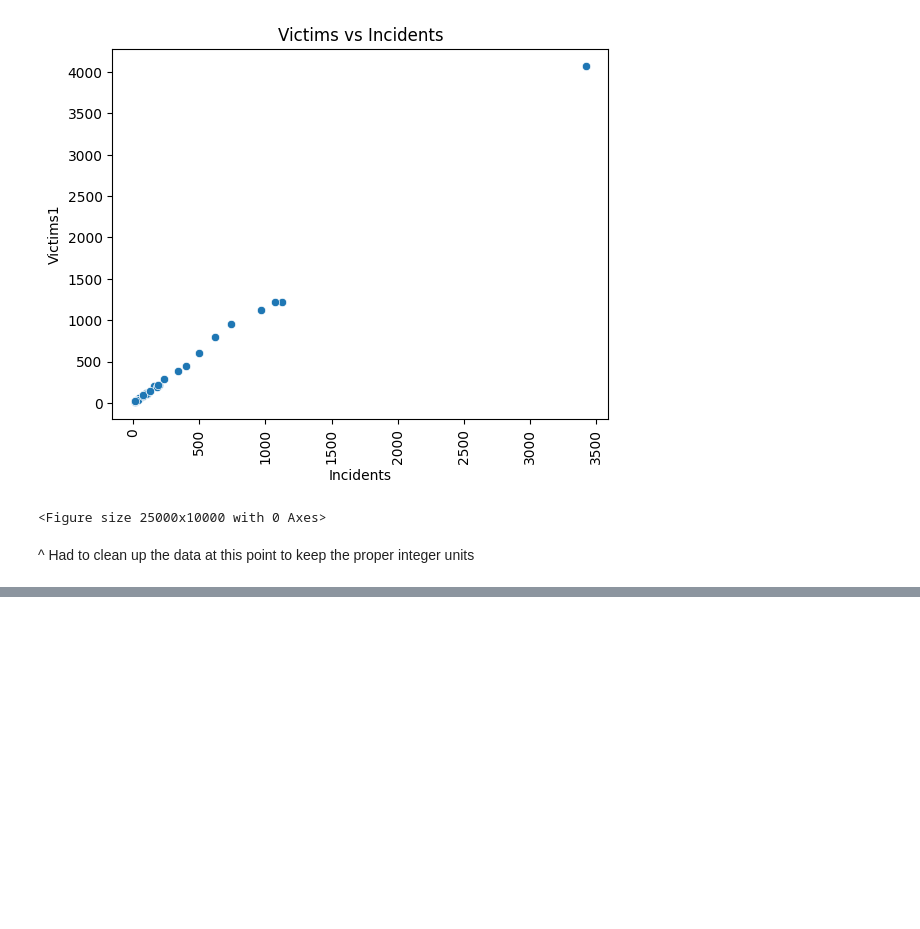
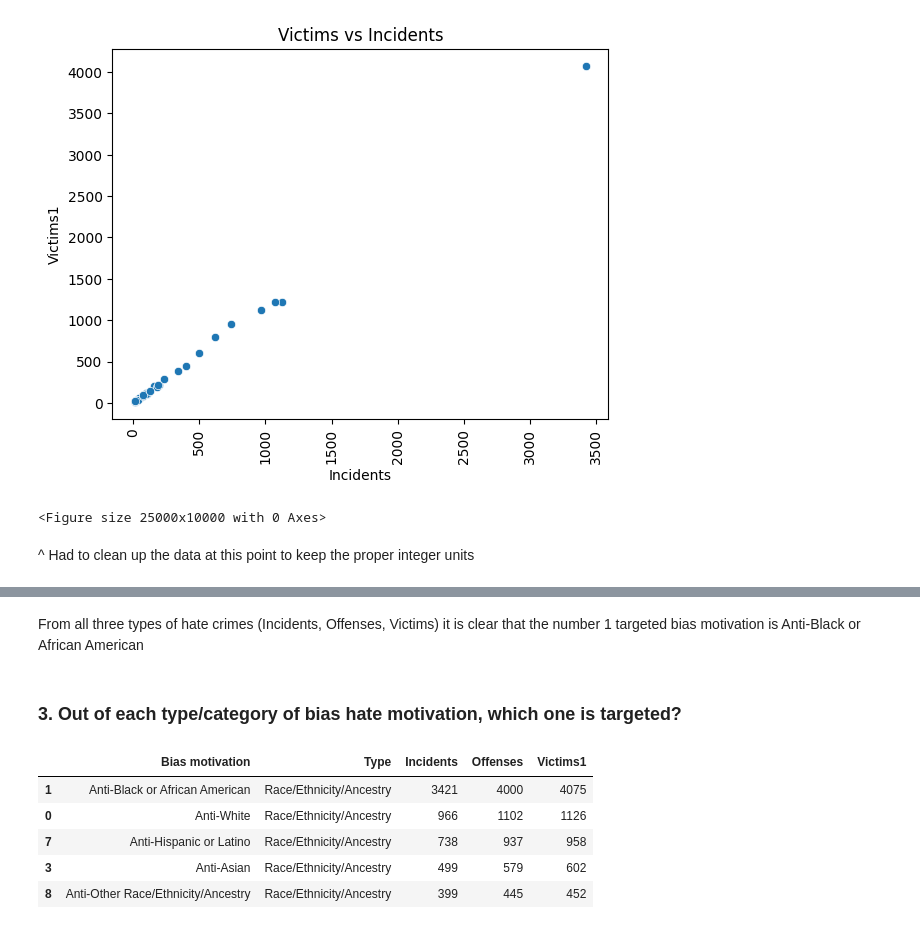
Before and after one commit to rkim06/Data-Analysis, a Jupyter notebook: dataanalysis.ipynb, the cells around one changed output, grey strips where cells are left out. Saved outputs shown, nothing was run; the diff lists cells and outputs as text; code cells hidden in the pictures; blank space fills up the shorter version.

```diff
--- a/dataanalysis.ipynb
+++ b/dataanalysis.ipynb
@@ -124,0 +186,17 @@ plt.figure(figsize=(250,100))
+# %% [markdown]
+From all three types of hate crimes (Incidents, Offenses, Victims) it is clear that the number 1 targeted bias motivation is Anti-Black or African American
+# %% [markdown]
+### 3. Out of each type/category of bias hate motivation, which one is targeted?
+# %%
+df_race = df.query("Type == 'Race/Ethnicity/Ancestry'")
+df_race =  df_race.sort_values("Incidents", ascending = False)
+df_race.head(5)
+
+# Anti-Black (in line with bias group)
+# %% [output]
+|  | Bias motivation | Type | Incidents | Offenses | Victims1 |
+| 1 | Anti-Black or African American | Race/Ethnicity/Ancestry | 3421 | 4000 | 4075 |
+| 0 | Anti-White | Race/Ethnicity/Ancestry | 966 | 1102 | 1126 |
+| 7 | Anti-Hispanic or Latino | Race/Ethnicity/Ancestry | 738 | 937 | 958 |
+| 3 | Anti-Asian | Race/Ethnicity/Ancestry | 499 | 579 | 602 |
+| 8 | Anti-Other Race/Ethnicity/Ancestry | Race/Ethnicity/Ancestry | 399 | 445 | 452 |
```
Also changed, not shown: parts of 21 cells of this notebook.
